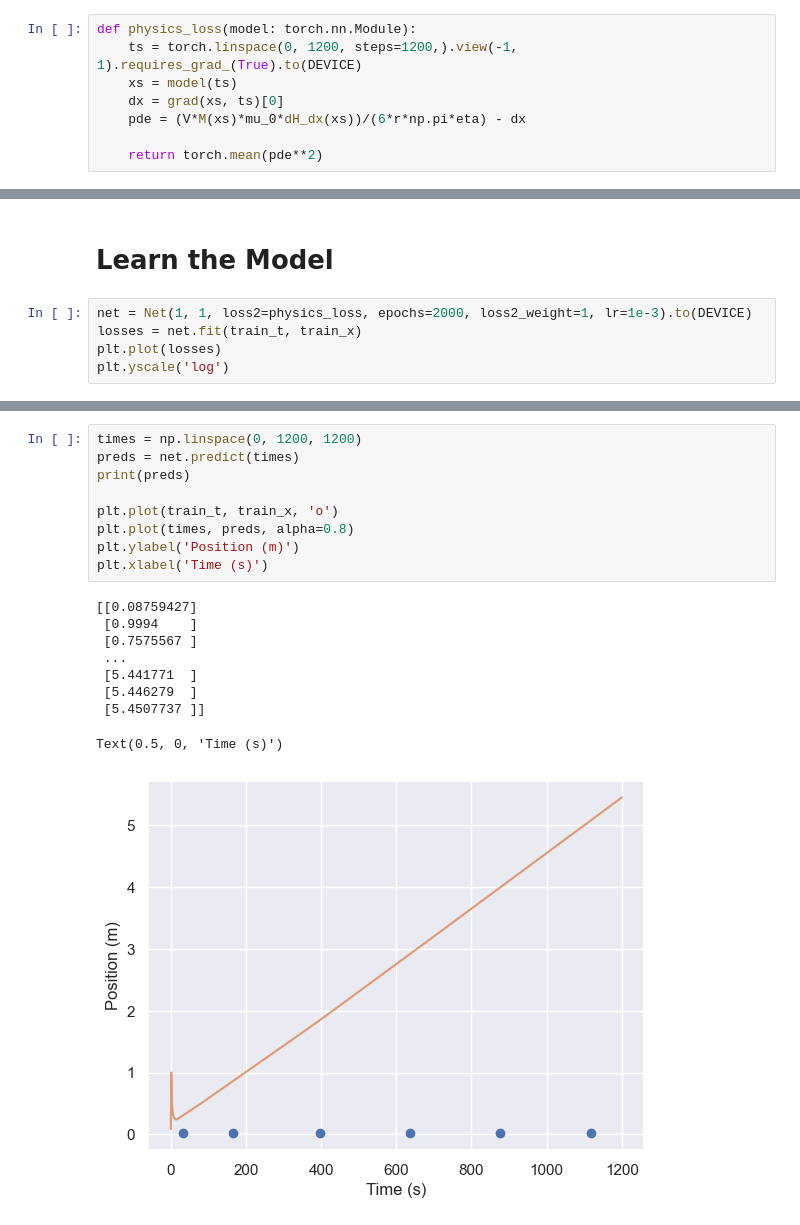
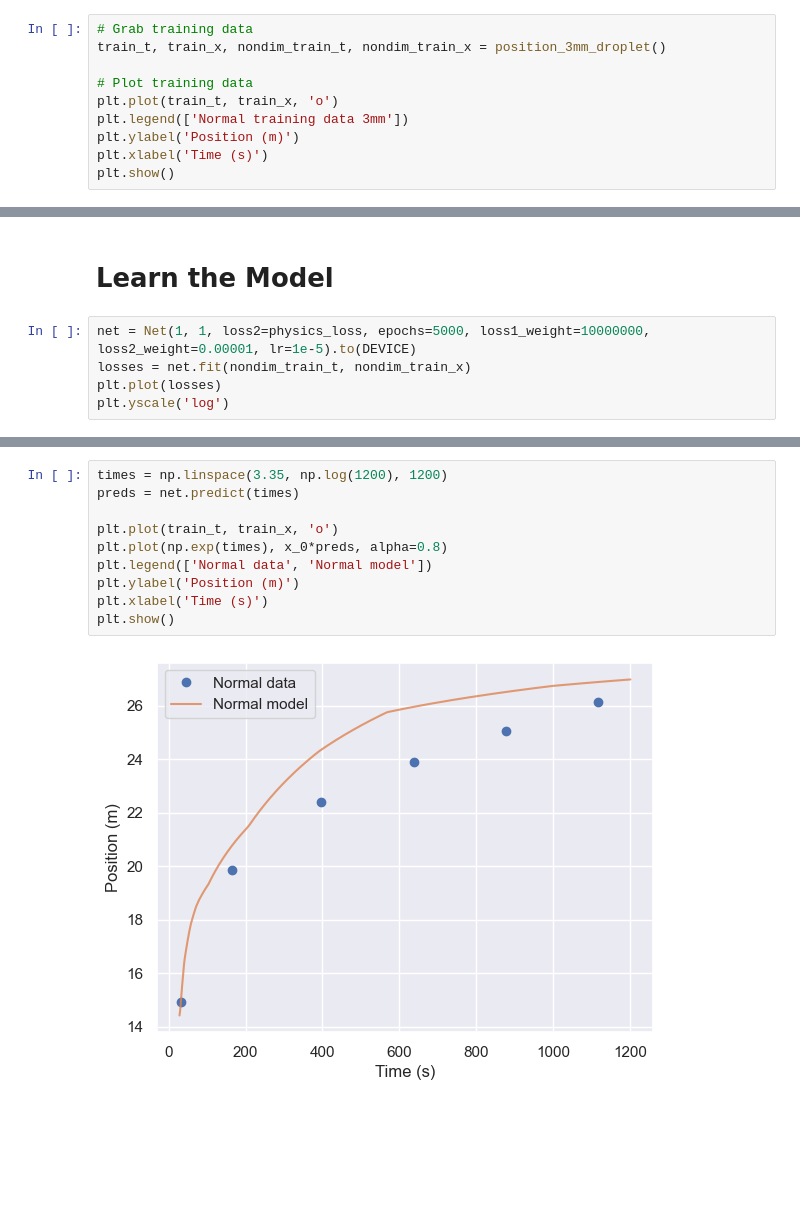
Before and after one commit to rahavdayan/pinns-model, a Jupyter notebook: src/ferrofluid/ferrofluid.ipynb, the cells around one changed output, grey strips where cells are left out. Drawn from its saved outputs; the diff is of its cells as text; blank space fills up the shorter version.

Commit message:
created normalized model, good progress :)

```diff
--- a/src/ferrofluid/ferrofluid.ipynb
+++ b/src/ferrofluid/ferrofluid.ipynb
@@ -44,8 +20,10 @@ Text(0.5, 0, 'Time (s)')
-# %%
-def physics_loss(model: torch.nn.Module):
-    ts = torch.linspace(0, 1200, steps=1200,).view(-1, 1).requires_grad_(True).to(DEVICE)
-    xs = model(ts)
-    dx = grad(xs, ts)[0]
-    pde = (V*M(xs)*mu_0*dH_dx(xs))/(6*r*np.pi*eta) - dx
-
-    return torch.mean(pde**2)
+# %%
+# Grab training data
+train_t, train_x, nondim_train_t, nondim_train_x = position_3mm_droplet()
+
+# Plot training data
+plt.plot(train_t, train_x, 'o')
+plt.legend(['Normal training data 3mm'])
+plt.ylabel('Position (m)')
+plt.xlabel('Time (s)')
+plt.show()
@@ -66,8 +54,8 @@ def physics_loss(model: torch.nn.Module):
 # %% [markdown]
 # Learn the Model
 # %%
-net = Net(1, 1, loss2=physics_loss, epochs=2000, loss2_weight=1, lr=1e-3).to(DEVICE)
-losses = net.fit(train_t, train_x)
+net = Net(1, 1, loss2=physics_loss, epochs=5000, loss1_weight=10000000, loss2_weight=0.00001, lr=1e-5).to(DEVICE)
+losses = net.fit(nondim_train_t, nondim_train_x)
 plt.plot(losses)
 plt.yscale('log')
 # %% [output]
@@ -75,19 +73,12 @@ RuntimeError: Expected all tensors to be on the same device, but found at least
 # %%
-times = np.linspace(0, 1200, 1200)
+times = np.linspace(3.35, np.log(1200), 1200)
 preds = net.predict(times)
-print(preds)
 
 plt.plot(train_t, train_x, 'o')
-plt.plot(times, preds, alpha=0.8)
+plt.plot(np.exp(times), x_0*preds, alpha=0.8)
+plt.legend(['Normal data', 'Normal model'])
 plt.ylabel('Position (m)')
 plt.xlabel('Time (s)')
+plt.show()
 # %% [output]
-[[0.08759427]
- [0.9994    ]
- [0.7575567 ]
- ...
- [5.441771  ]
- [5.446279  ]
- [5.4507737 ]]
-Text(0.5, 0, 'Time (s)')
-[figure, old version]
+[figure, new version]
```
Also changed, not shown: parts of 7 cells of this notebook, 2 other files.
